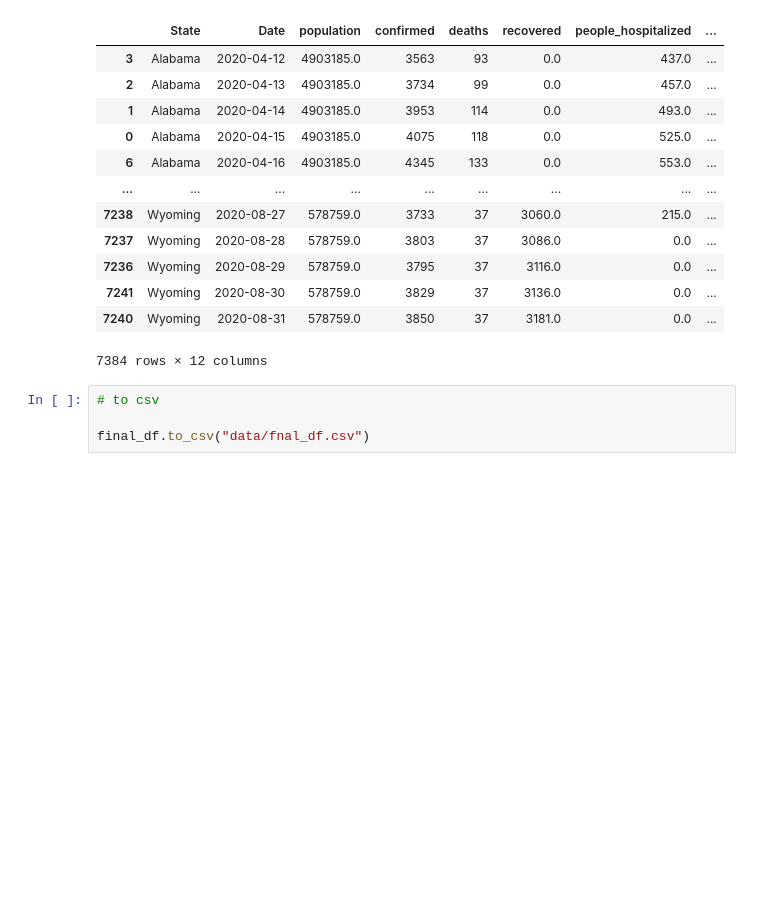
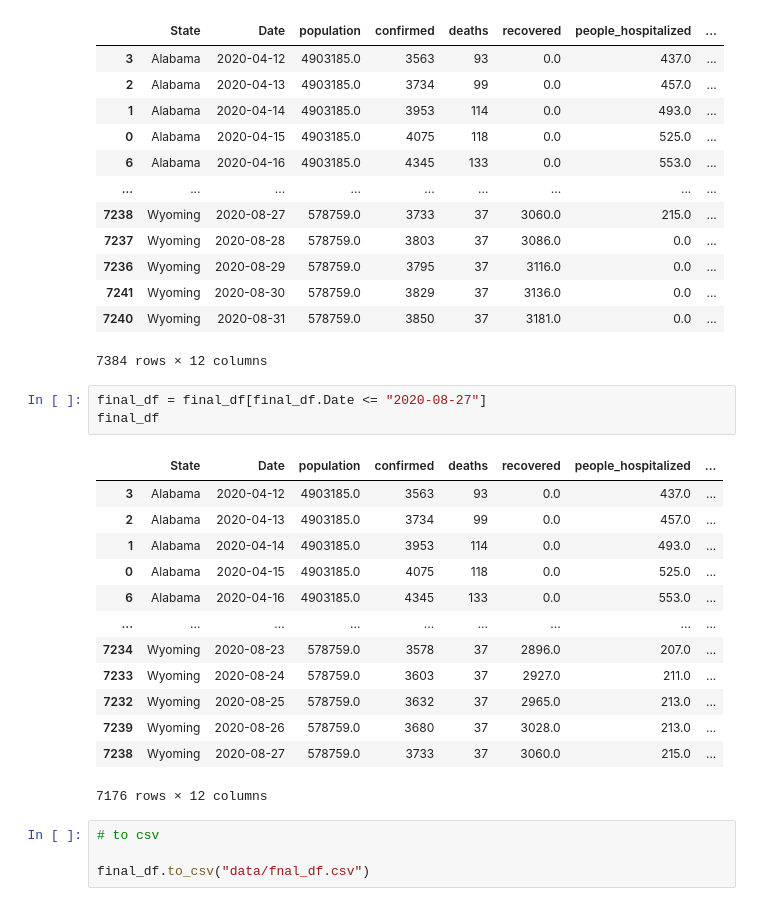
Before and after one commit to lucasleforest/temporal_prescriptive_analysis, a Jupyter notebook: features_exploration.ipynb, the cells around one changed output. Drawn from its saved outputs; the diff is of its cells as text; blank space fills up the shorter version.

```diff
--- a/features_exploration.ipynb
+++ b/features_exploration.ipynb
@@ -190,6 +190,23 @@ final_df
 | 7241 | Wyoming | 2020-08-30 | 578759.0 | 3829 | 37 | 3136.0 | 0.0 | ... |
 | 7240 | Wyoming | 2020-08-31 | 578759.0 | 3850 | 37 | 3181.0 | 0.0 | ... |
 7384 rows × 12 columns
+# %%
+final_df = final_df[final_df.Date <= "2020-08-27"]
+final_df
+# %% [output]
+|  | State | Date | population | confirmed | deaths | recovered | people_hospitalized | ... |
+| 3 | Alabama | 2020-04-12 | 4903185.0 | 3563 | 93 | 0.0 | 437.0 | ... |
+| 2 | Alabama | 2020-04-13 | 4903185.0 | 3734 | 99 | 0.0 | 457.0 | ... |
+| 1 | Alabama | 2020-04-14 | 4903185.0 | 3953 | 114 | 0.0 | 493.0 | ... |
+| 0 | Alabama | 2020-04-15 | 4903185.0 | 4075 | 118 | 0.0 | 525.0 | ... |
+| 6 | Alabama | 2020-04-16 | 4903185.0 | 4345 | 133 | 0.0 | 553.0 | ... |
+| ... | ... | ... | ... | ... | ... | ... | ... | ... |
+| 7234 | Wyoming | 2020-08-23 | 578759.0 | 3578 | 37 | 2896.0 | 207.0 | ... |
+| 7233 | Wyoming | 2020-08-24 | 578759.0 | 3603 | 37 | 2927.0 | 211.0 | ... |
+| 7232 | Wyoming | 2020-08-25 | 578759.0 | 3632 | 37 | 2965.0 | 213.0 | ... |
+| 7239 | Wyoming | 2020-08-26 | 578759.0 | 3680 | 37 | 3028.0 | 213.0 | ... |
+| 7238 | Wyoming | 2020-08-27 | 578759.0 | 3733 | 37 | 3060.0 | 215.0 | ... |
+7176 rows × 12 columns
 # %%
 # to csv
 
```
Also changed, not shown: 3 other files.
